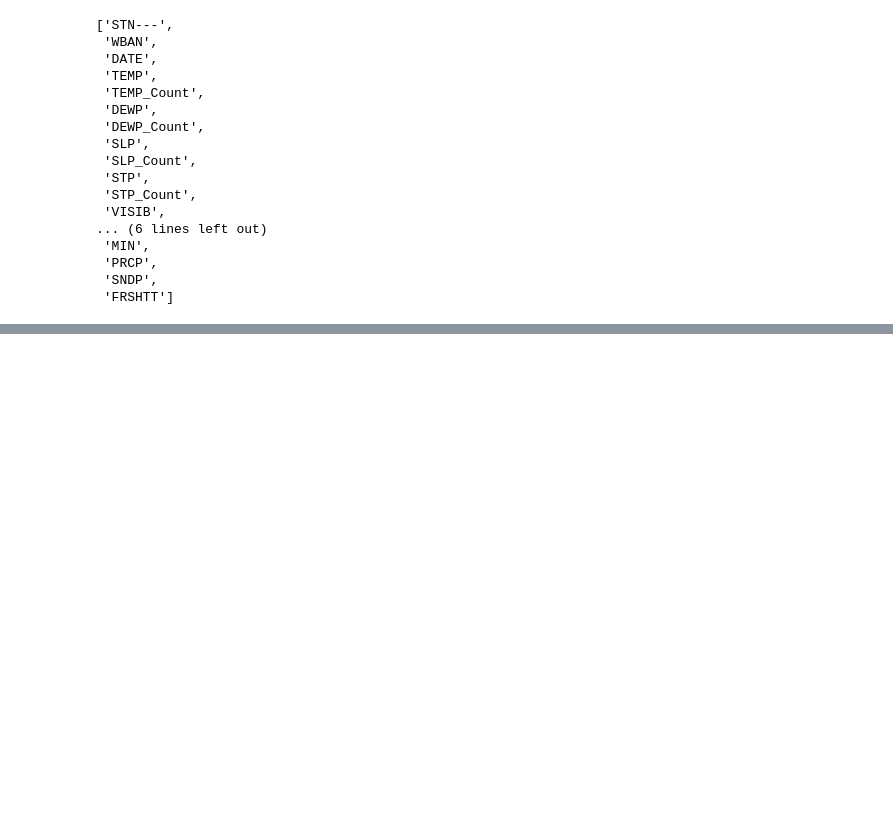
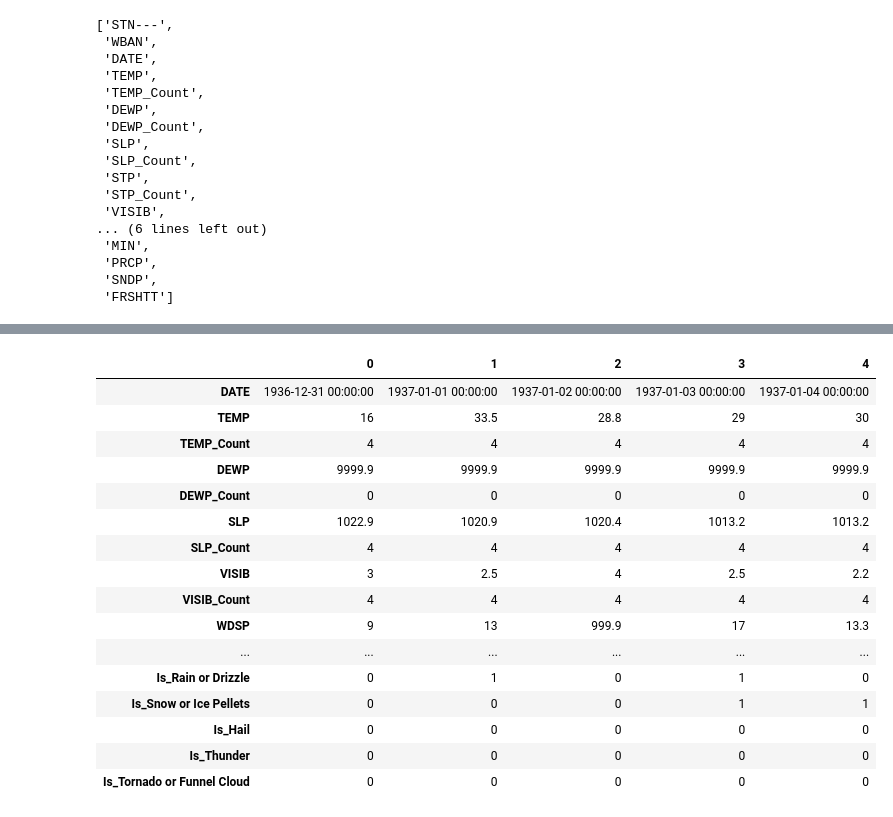
Before and after one commit to Konopatkin-OV/TechSphere_2018_project, a Jupyter notebook: data/Data look.ipynb, the cells around one changed output, grey strips where cells are left out. Drawn from its saved outputs; the diff is of its cells as text; code cells hidden in the pictures; blank space fills up the shorter version.

```diff
--- a/data/Data look.ipynb
+++ b/data/Data look.ipynb
@@ -242,0 +276,23 @@ data.to_csv("data/Moscow_weather_preparsed.csv")
+# %%
+good_data = data.drop(columns=['STP', 'STP_Count', 'MAX_Flag', 'MIN_Flag', 'PRCP_Flag'])
+good_data['SNDP'] = good_data['SNDP'].map(lambda v: 0.0 if v == 999.9 else v)
+good_data['GUST'] = good_data['GUST'].map(lambda v: 0.0 if v == 999.9 else v)
+good_data.head().T
+# %% [output]
+|  | 0 | 1 | 2 | 3 | 4 |
+| DATE | 1936-12-31 00:00:00 | 1937-01-01 00:00:00 | 1937-01-02 00:00:00 | 1937-01-03 00:00:00 | 1937-01-04 00:00:00 |
+| TEMP | 16 | 33.5 | 28.8 | 29 | 30 |
+| TEMP_Count | 4 | 4 | 4 | 4 | 4 |
+| DEWP | 9999.9 | 9999.9 | 9999.9 | 9999.9 | 9999.9 |
+| DEWP_Count | 0 | 0 | 0 | 0 | 0 |
+| SLP | 1022.9 | 1020.9 | 1020.4 | 1013.2 | 1013.2 |
+| SLP_Count | 4 | 4 | 4 | 4 | 4 |
+| VISIB | 3 | 2.5 | 4 | 2.5 | 2.2 |
+| VISIB_Count | 4 | 4 | 4 | 4 | 4 |
+| WDSP | 9 | 13 | 999.9 | 17 | 13.3 |
+| ... | ... | ... | ... | ... | ... |
+| Is_Rain or Drizzle | 0 | 1 | 0 | 1 | 0 |
+| Is_Snow or Ice Pellets | 0 | 0 | 0 | 1 | 1 |
+| Is_Hail | 0 | 0 | 0 | 0 | 0 |
+| Is_Thunder | 0 | 0 | 0 | 0 | 0 |
+| Is_Tornado or Funnel Cloud | 0 | 0 | 0 | 0 | 0 |
```
Also changed, not shown: parts of 2 cells of this notebook.
